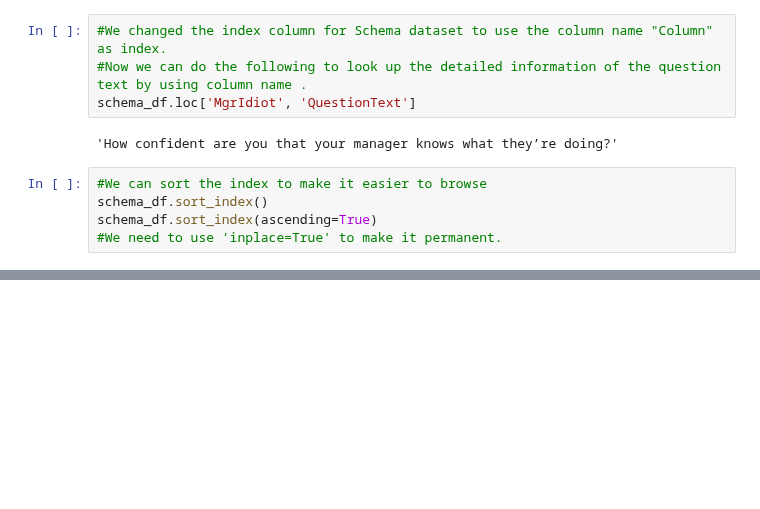
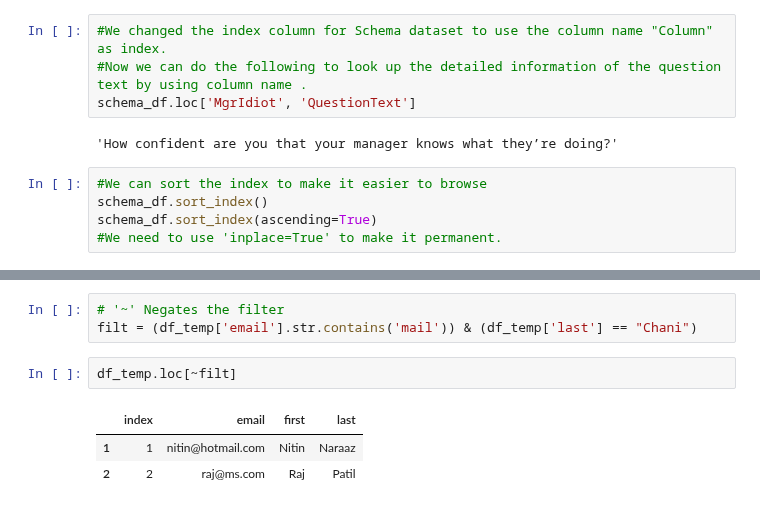
Before and after one commit to achani/data_analysis, a Jupyter notebook: src/pandas_demo.ipynb, the cells around one changed output, grey strips where cells are left out. Cells and saved outputs as stored; diff of their text form; blank space fills up the shorter version.

```diff
--- a/src/pandas_demo.ipynb
+++ b/src/pandas_demo.ipynb
@@ -205,0 +243,9 @@ schema_df.sort_index(ascending=True)
+# %%
+# '~' Negates the filter
+filt = (df_temp['email'].str.contains('mail')) & (df_temp['last'] == "Chani")
+# %%
+df_temp.loc[~filt]
+# %% [output]
+|  | index | email | first | last |
+| 1 | 1 | nitin@hotmail.com | Nitin | Naraaz |
+| 2 | 2 | raj@ms.com | Raj | Patil |
```
Also changed, not shown: parts of 15 cells of this notebook.
